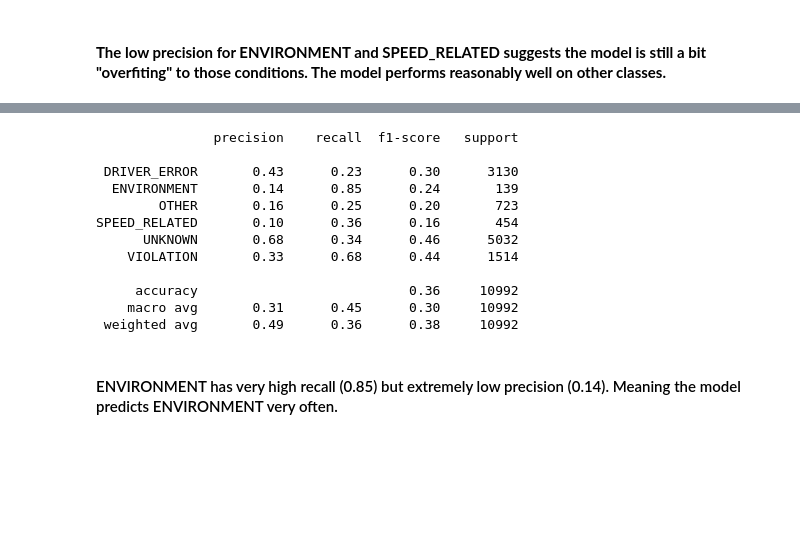
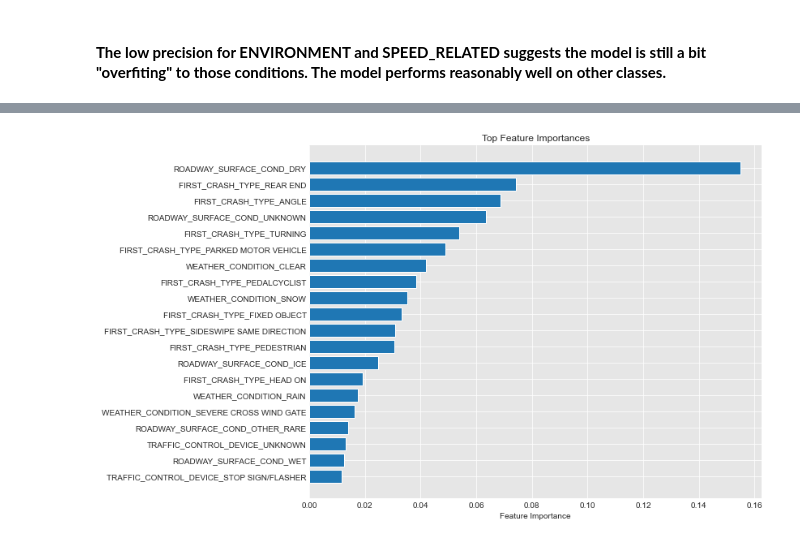
Before and after one commit to Victor-Mufasa/Phase-4-Project, a Jupyter notebook: index.ipynb, the cells around one changed output, grey strips where cells are left out. Cells and saved outputs as stored; diff of their text form; code cells hidden in the pictures; blank space fills up the shorter version.

Commit message:
Finalized modeling process

```diff
--- a/index.ipynb
+++ b/index.ipynb
@@ -652,5 +723,3 @@ eval_metric='mlogloss'
 )
 # %% [markdown]
 #### Fitting the	XGBoost model with sample weights to address class imbalance.
-# %%
-xgb_model.fit(X_train, y_train_encoded, sample_weight=sample_weights)
@@ -666,0 +726,2 @@ XGBClassifier(base_score=0.5, booster='gbtree', colsample_bylevel=1,
+# %%
+xgb_model.fit(X_train_processed, y_train_encoded, sample_weight=sample_weights)
@@ -728,17 +764,22 @@ y_pred_rf = rf_model.predict(X_test)
-# %%
-print(classification_report(y_test, y_pred_rf, target_names=label_encoder.classes_))
-# %% [output]
-               precision    recall  f1-score   support
-
- DRIVER_ERROR       0.43      0.23      0.30      3130
-  ENVIRONMENT       0.14      0.85      0.24       139
-        OTHER       0.16      0.25      0.20       723
-SPEED_RELATED       0.10      0.36      0.16       454
-      UNKNOWN       0.68      0.34      0.46      5032
-    VIOLATION       0.33      0.68      0.44      1514
-
-     accuracy                           0.36     10992
-    macro avg       0.31      0.45      0.30     10992
- weighted avg       0.49      0.36      0.38     10992
-# %% [markdown]
-#### ENVIRONMENT has very high recall (0.85) but extremely low precision (0.14). Meaning the model predicts ENVIRONMENT very often.
+# %%
+def get_feature_names(preprocessor, categorical_cols, numeric_cols):
+    cat_features = preprocessor.named_transformers_['cat'] \
+        .get_feature_names(categorical_cols)
+    num_features = numeric_cols
+    return np.concatenate([cat_features, num_features])
+# %%
+def plot_feature_importances(model, preprocessor, categorical_cols, numeric_cols, top_n=20):
+    feature_names = get_feature_names(preprocessor, categorical_cols, numeric_cols)
+    importances = model.feature_importances_
+
+    indices = np.argsort(importances)[-top_n:]
+
+    plt.figure(figsize=(10, 8))
+    plt.barh(range(top_n), importances[indices])
+    plt.yticks(range(top_n), feature_names[indices])
+    plt.xlabel('Feature Importance')
+    plt.title('Top Feature Importances');
+# %%
+plot_feature_importances(xgb_model, preprocessor=preprocessor, categorical_cols=categorical_cols, numeric_cols=numeric_cols)
+# %% [output]
+[figure, added]
```
Also changed, not shown: parts of 36 cells of this notebook.
